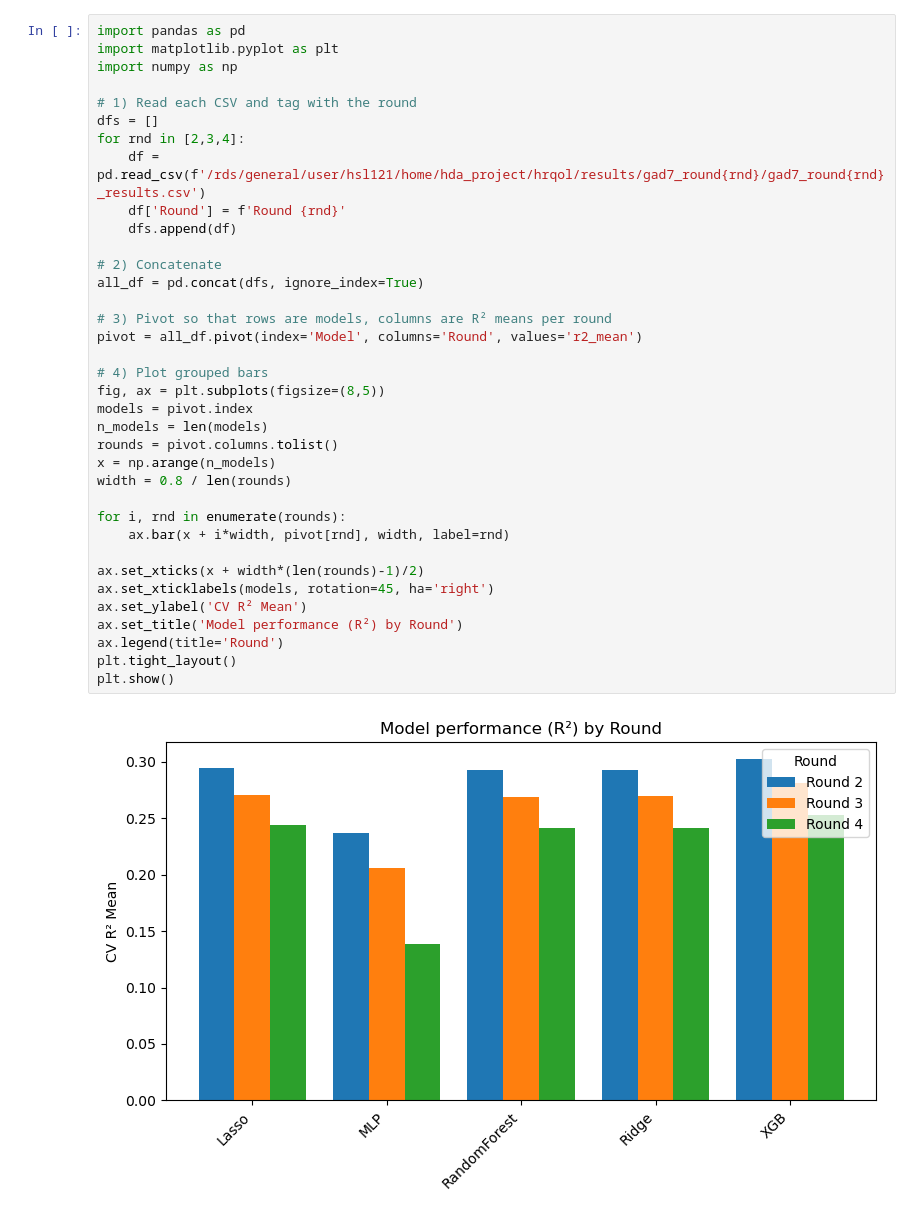
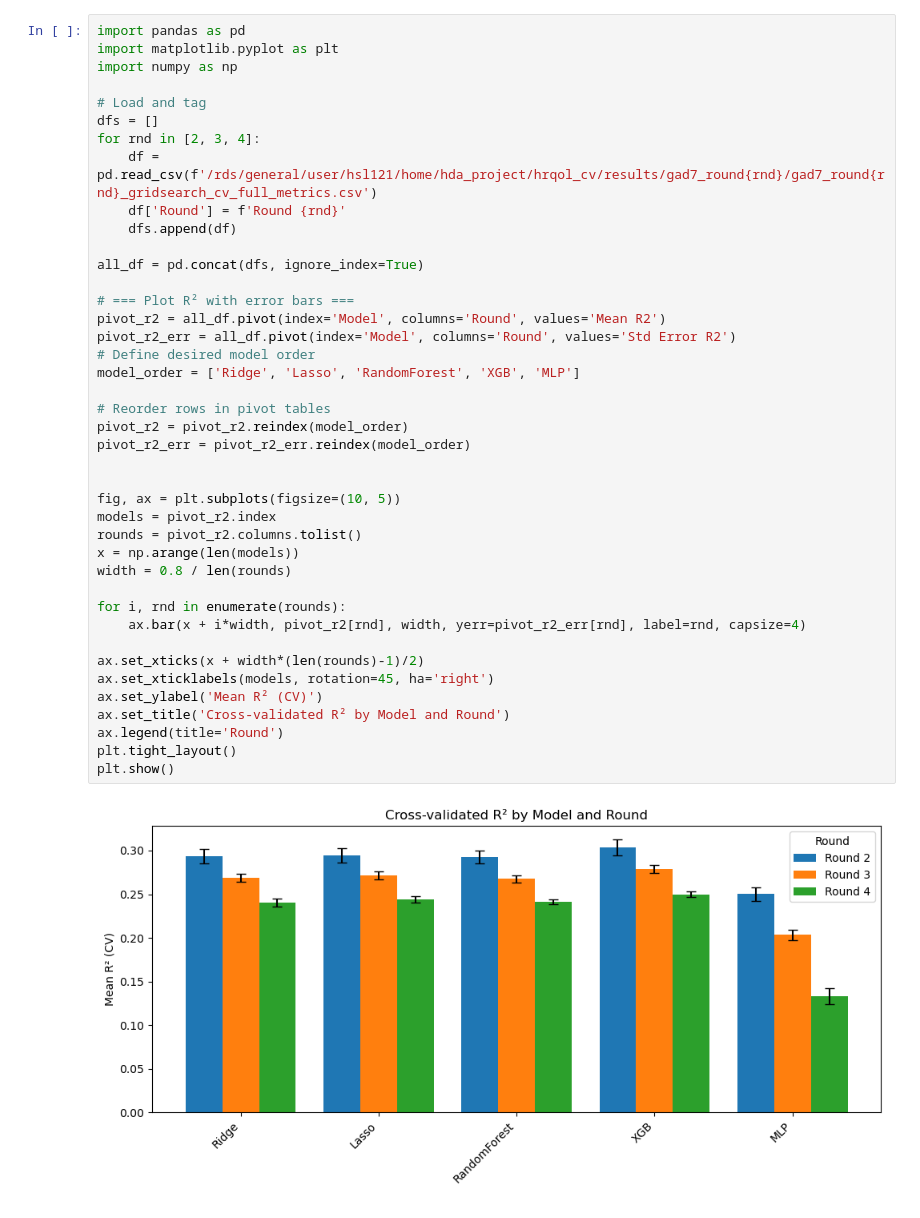
Before and after one commit to aabbylam/hda-project, a Jupyter notebook: hrqol_scores/combined_graph.ipynb, the cells around one changed output. Drawn from its saved outputs; the diff is of its cells as text.

```diff
--- a/hrqol_scores/combined_graph.ipynb
+++ b/hrqol_scores/combined_graph.ipynb
@@ -1,39 +1,44 @@
 # %%
 import pandas as pd
 import matplotlib.pyplot as plt
 import numpy as np
 
-# 1) Read each CSV and tag with the round
+# Load and tag
 dfs = []
-for rnd in [2,3,4]:
-    df = pd.read_csv(f'/rds/general/user/hsl121/home/hda_project/hrqol/results/gad7_round{rnd}/gad7_round{rnd}_results.csv')
+for rnd in [2, 3, 4]:
+    df = pd.read_csv(f'/rds/general/user/hsl121/home/hda_project/hrqol_cv/results/gad7_round{rnd}/gad7_round{rnd}_gridsearch_cv_full_metrics.csv')
     df['Round'] = f'Round {rnd}'
     dfs.append(df)
 
-# 2) Concatenate
 all_df = pd.concat(dfs, ignore_index=True)
 
-# 3) Pivot so that rows are models, columns are R² means per round
-pivot = all_df.pivot(index='Model', columns='Round', values='r2_mean')
+# === Plot R² with error bars ===
+pivot_r2 = all_df.pivot(index='Model', columns='Round', values='Mean R2')
+pivot_r2_err = all_df.pivot(index='Model', columns='Round', values='Std Error R2')
+# Define desired model order
+model_order = ['Ridge', 'Lasso', 'RandomForest', 'XGB', 'MLP']
 
-# 4) Plot grouped bars
-fig, ax = plt.subplots(figsize=(8,5))
-models = pivot.index
-n_models = len(models)
-rounds = pivot.columns.tolist()
-x = np.arange(n_models)
+# Reorder rows in pivot tables
+pivot_r2 = pivot_r2.reindex(model_order)
+pivot_r2_err = pivot_r2_err.reindex(model_order)
+
+
+fig, ax = plt.subplots(figsize=(10, 5))
+models = pivot_r2.index
+rounds = pivot_r2.columns.tolist()
+x = np.arange(len(models))
 width = 0.8 / len(rounds)
 
 for i, rnd in enumerate(rounds):
-    ax.bar(x + i*width, pivot[rnd], width, label=rnd)
+    ax.bar(x + i*width, pivot_r2[rnd], width, yerr=pivot_r2_err[rnd], label=rnd, capsize=4)
 
 ax.set_xticks(x + width*(len(rounds)-1)/2)
 ax.set_xticklabels(models, rotation=45, ha='right')
-ax.set_ylabel('CV R² Mean')
-ax.set_title('Model performance (R²) by Round')
+ax.set_ylabel('Mean R² (CV)')
+ax.set_title('Cross-validated R² by Model and Round')
 ax.legend(title='Round')
 plt.tight_layout()
 plt.show()
 # %% [output]
-[figure, old version]
+[figure, new version]
 # %%
```
Also changed, not shown: parts of 2 cells of this notebook, 16 other files.
